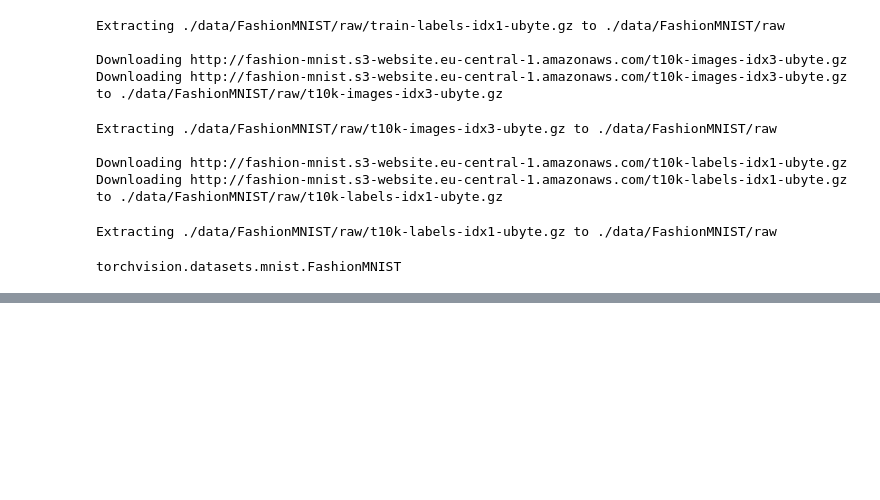
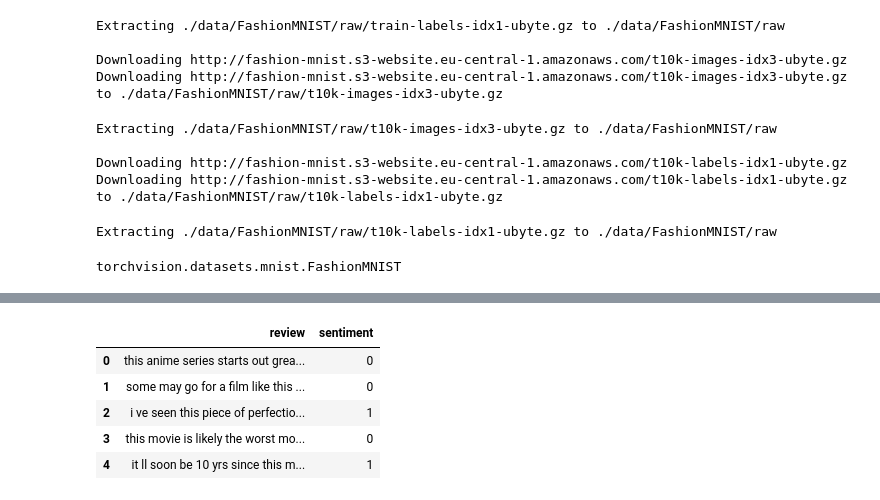
Before and after one commit to GildasTaliah/Solutions_with_PyNoteBook, a Jupyter notebook: NoteBook_.ipynb, the cells around one changed output, grey strips where cells are left out. Drawn from its saved outputs; the diff is of its cells as text; code cells hidden in the pictures; blank space fills up the shorter version.

```diff
--- a/NoteBook_.ipynb
+++ b/NoteBook_.ipynb
@@ -172,0 +294,18 @@ torchvision.datasets.mnist.FashionMNIST
+# %%
+import pandas as pd
+
+# URL of the CSV file
+url = "https://assets.datacamp.com/production/repositories/4375/datasets/4281f3352173b69c17965c8f5261603cc18c7d0b/movie_reviews_clean.csv"
+
+# Load the CSV into a DataFrame
+df = pd.read_csv(url)
+
+# Display the first few rows
+df.head()
+# %% [output]
+|  | review | sentiment |
+| 0 | this anime series starts out grea... | 0 |
+| 1 | some may go for a film like this ... | 0 |
+| 2 | i ve seen this piece of perfectio... | 1 |
+| 3 | this movie is likely the worst mo... | 0 |
+| 4 | it ll soon be 10 yrs since this m... | 1 |
```
Also changed, not shown: parts of 8 cells of this notebook.
